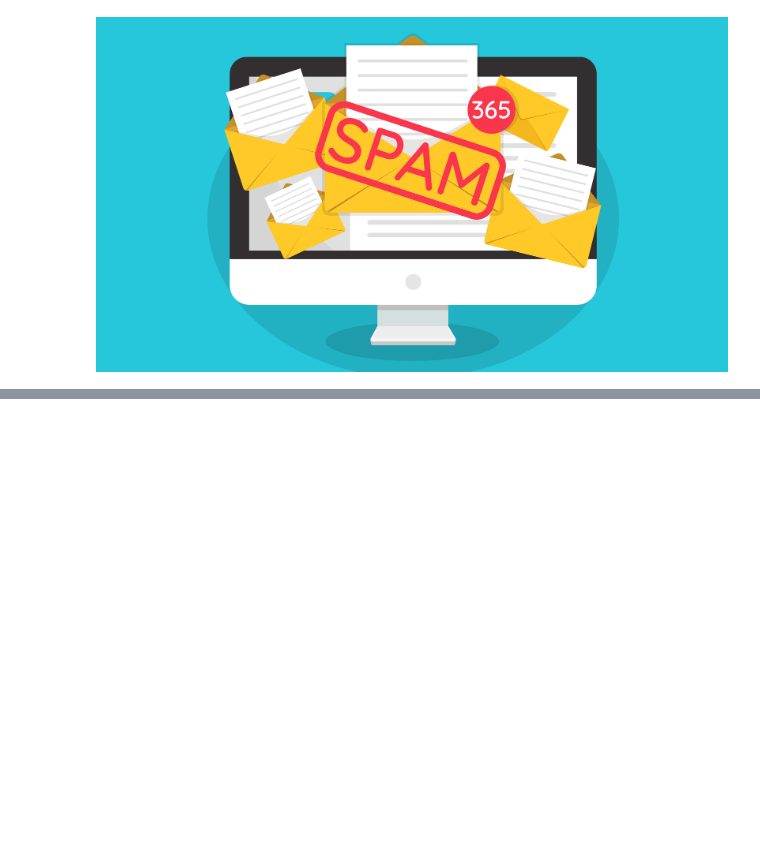
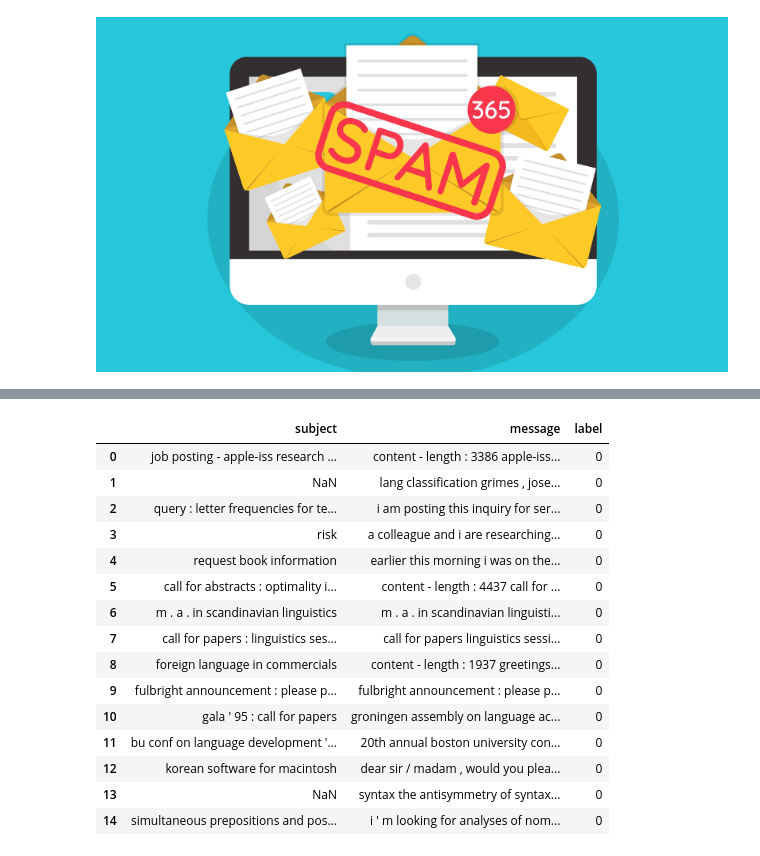
Before and after one commit to KaloyanRakov/Spam-Email-Classifier, a Jupyter notebook: Notebooks/Spam Email Classifier.ipynb, the cells around one changed output, grey strips where cells are left out. Drawn from its saved outputs; the diff is of its cells as text; code cells hidden in the pictures; blank space fills up the shorter version.

Commit message:
Updated, Cleaner Dataset

```diff
--- a/Notebooks/Spam Email Classifier.ipynb
+++ b/Notebooks/Spam Email Classifier.ipynb
@@ -111,0 +17,23 @@ df.head(5)
+# %%
+import pandas as pd
+
+df = pd.read_csv("../Datasets/Ling-Spam Dataset/messages.csv")
+
+df.head(15)
+# %% [output]
+|  | subject | message | label |
+| 0 | job posting - apple-iss research ... | content - length : 3386 apple-iss... | 0 |
+| 1 | NaN | lang classification grimes , jose... | 0 |
+| 2 | query : letter frequencies for te... | i am posting this inquiry for ser... | 0 |
+| 3 | risk | a colleague and i are researching... | 0 |
+| 4 | request book information | earlier this morning i was on the... | 0 |
+| 5 | call for abstracts : optimality i... | content - length : 4437 call for ... | 0 |
+| 6 | m . a . in scandinavian linguistics | m . a . in scandinavian linguisti... | 0 |
+| 7 | call for papers : linguistics ses... | call for papers linguistics sessi... | 0 |
+| 8 | foreign language in commercials | content - length : 1937 greetings... | 0 |
+| 9 | fulbright announcement : please p... | fulbright announcement : please p... | 0 |
+| 10 | gala ' 95 : call for papers | groningen assembly on language ac... | 0 |
+| 11 | bu conf on language development '... | 20th annual boston university con... | 0 |
+| 12 | korean software for macintosh | dear sir / madam , would you plea... | 0 |
+| 13 | NaN | syntax the antisymmetry of syntax... | 0 |
+| 14 | simultaneous prepositions and pos... | i ' m looking for analyses of nom... | 0 |
```
Also changed, not shown: parts of 2 cells of this notebook, 3 other files.
